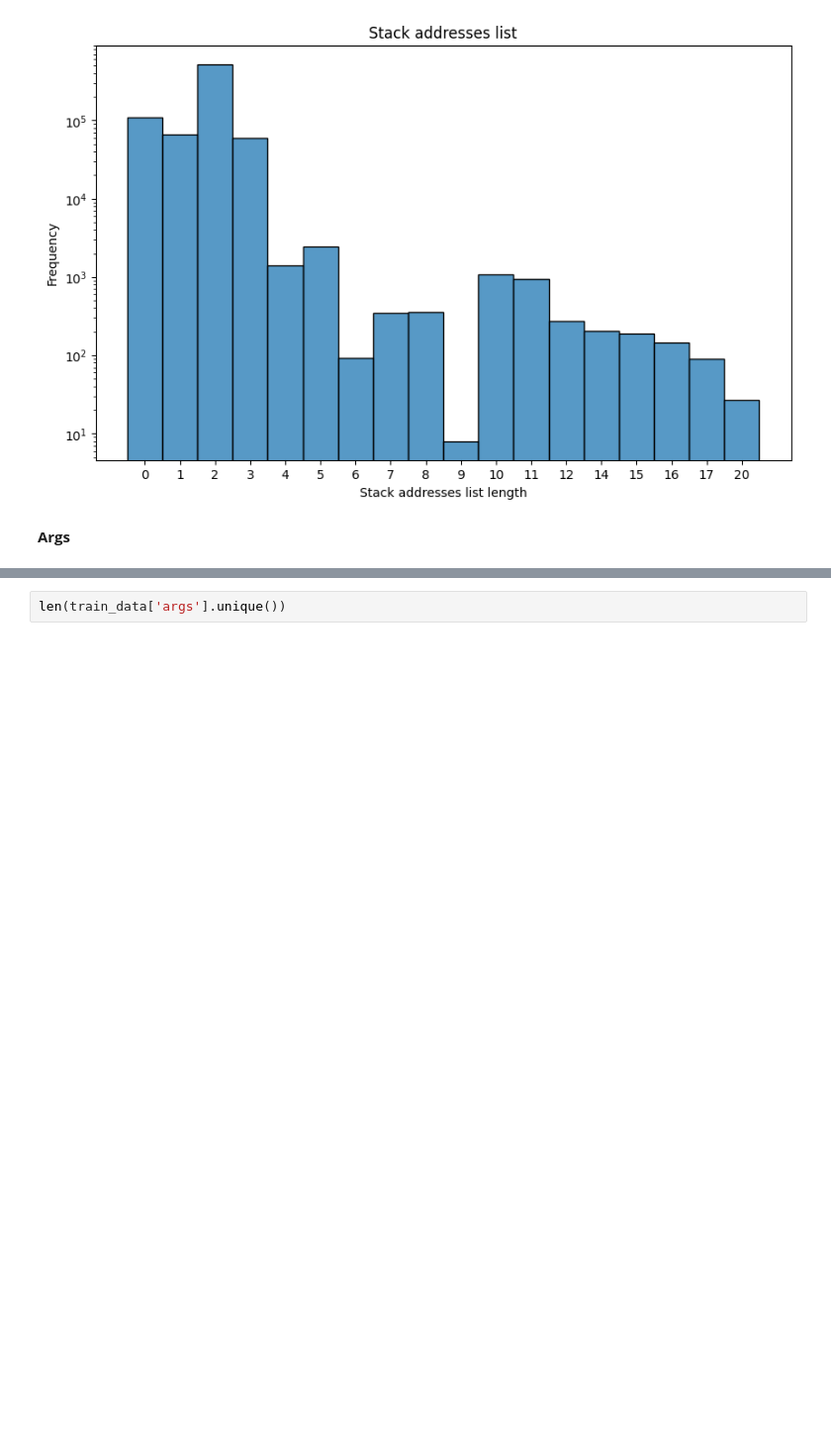
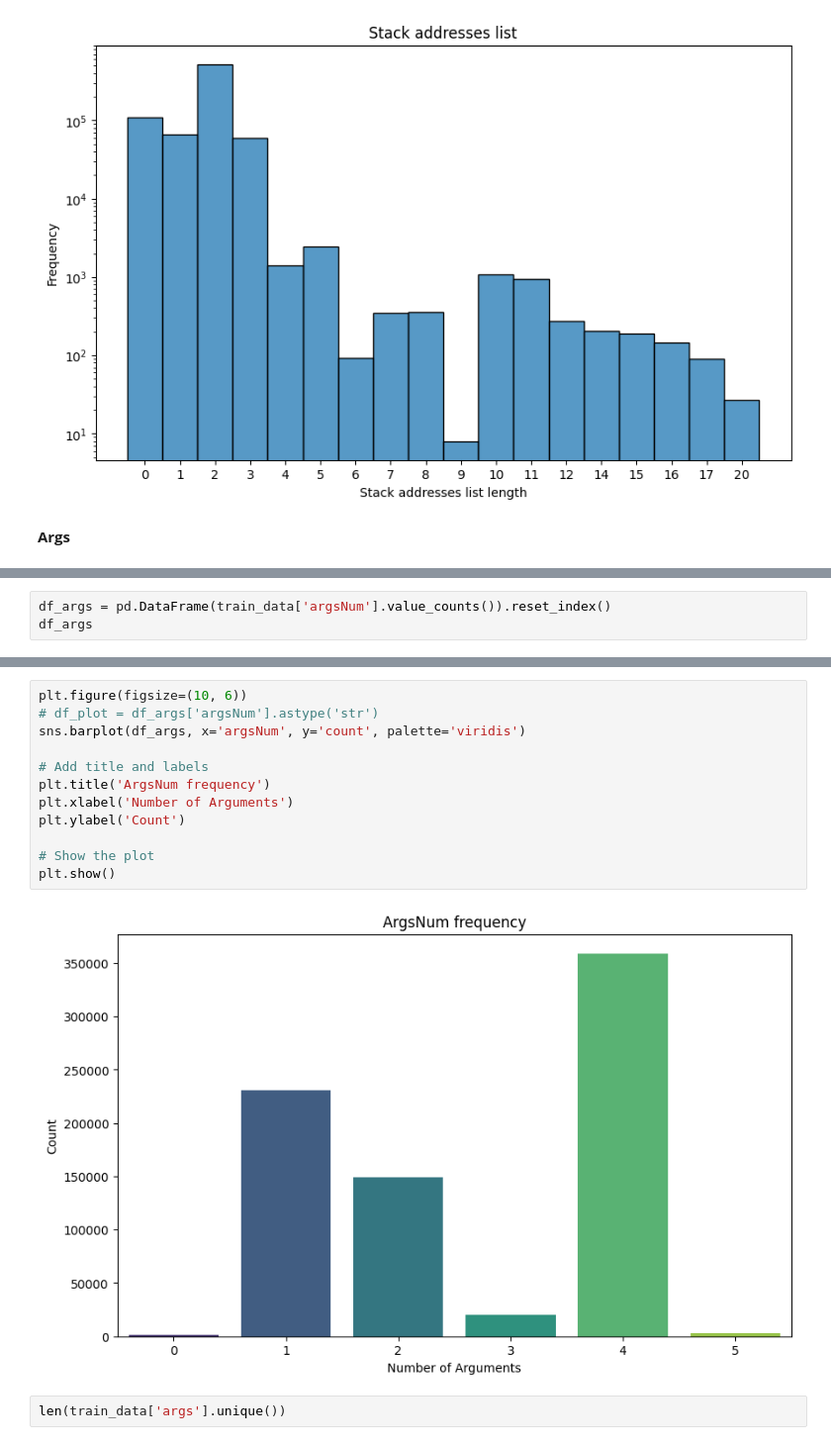
Before and after one commit to moryba/Beth-project, a Jupyter notebook: Data analysis/data analysis.ipynb, the cells around one changed output, grey strips where cells are left out. Shown at 99% size. Cells and saved outputs as stored; diff of their text form; blank space fills up the shorter version.

```diff
--- a/Data analysis/data analysis.ipynb
+++ b/Data analysis/data analysis.ipynb
@@ -1216,0 +1243,3 @@ Name: count, dtype: int64
+# %%
+df_args = pd.DataFrame(train_data['argsNum'].value_counts()).reset_index()
+df_args
@@ -1217,3 +1254,17 @@ Name: count, dtype: int64
+# %%
+plt.figure(figsize=(10, 6))
+# df_plot = df_args['argsNum'].astype('str')
+sns.barplot(df_args, x='argsNum', y='count', palette='viridis')
+
+# Add title and labels
+plt.title('ArgsNum frequency')
+plt.xlabel('Number of Arguments')
+plt.ylabel('Count')
+
+# Show the plot
+plt.show()
+# %% [output]
+[figure, added]
 # %%
 len(train_data['args'].unique())
 # %% [output]
```
Also changed, not shown: parts of 4 cells of this notebook, 3 other files.
